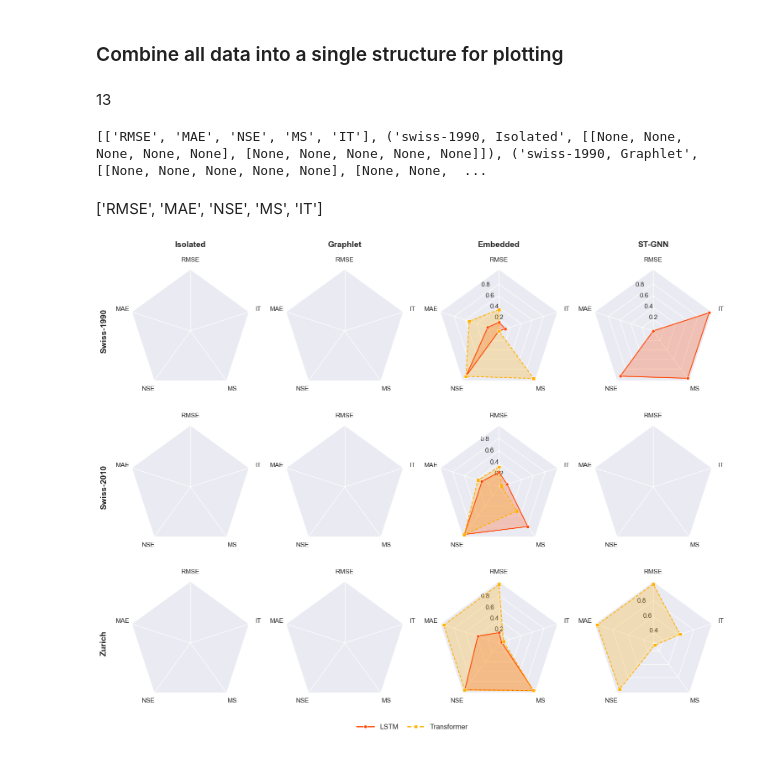
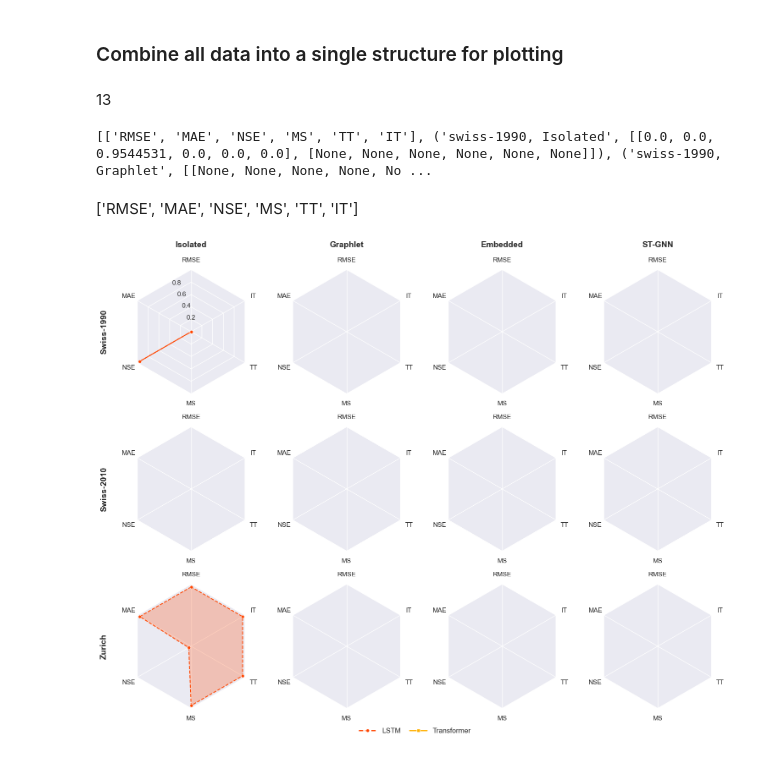
Before and after one commit to jajupmochi/swiss-river-network-benchmark, a Jupyter notebook: swissrivernetwork/benchmark/visualize_results/results_in_polar.ipynb, the cells around one changed output. Cells and saved outputs as stored; diff of their text form; code cells hidden in the pictures.

Commit message:
feat: support output total train time in evaluation.

```diff
--- a/swissrivernetwork/benchmark/visualize_results/results_in_polar.ipynb
+++ b/swissrivernetwork/benchmark/visualize_results/results_in_polar.ipynb
@@ -155,6 +158,12 @@ def infer_lstm(
         print(f"{SUCCESS_TAG} Results for window_len={window_len} already exist. Skipping...")
         return None, None
 
+    settings.update(
+        {
+            'positional_encoding': 'none',
+        }
+    )
+
     df_res, extra_resu = infer_single_run(graph_name, method, df_res, settings)
     file_path = save_results_to_csv(df_res, DUMP_DIR, graph_name, method, filename_key='err_90', verbose=True)
     # file_path_extra = save_results_to_json(
@@ -179,7 +188,6 @@ def infer_transformer(
             continue
 
         settings.update(
-
             {
                 'max_len': 500,
                 'positional_encoding': pe,  # 'learnable' or 'sinusoidal' or 'rope' or None
@@ -231,7 +239,7 @@ def infer_graph(graph_name: str, methods: list[str], window_len: int = 90):
         print(f'{SUCCESS_TAG} #### Finished processing for method="{m}" on graph="{graph_name}"!')
 # %%
 # Compute results and save to CSV:
-for graph_name in GRAPH_NAMES[2:3]:
+for graph_name in GRAPH_NAMES[0:3]:
     print(f'{INFO_TAG} ================= Starting processing for graph="{graph_name}" =================')
-    infer_graph(graph_name, METHODS[7:8], window_len=90)  # test [2:3]
+    infer_graph(graph_name, METHODS[4:6], window_len=90)  # test [2:3]
 # %% [output]
@@ -439,3 +467,9 @@ print(normalized_infer_time_data)
 [issue] No data found for graph='swiss-2010', method='graphlet'. Skipping...
 [issue] No data found for graph='swiss-2010', method='transformer_graphlet'. Skipping...
 ... (13 outputs left out)
+# %%
+# Train time total for the best model (hyperparameters)
+metric = 'extra__train_time_total_best_Mean'
+train_time_data = gather_err_data(GRAPH_NAMES, METHODS, metric, window_len=90)
+normalized_train_time_data = normalize_err_data(train_time_data, min_is_better=True)
+print(normalized_train_time_data)
@@ -482,12 +530,13 @@ data = append_data_to_visual(data, normalized_err_90_data, 'RMSE')
 data = append_data_to_visual(data, normalized_mae_data, 'MAE')
 data = append_data_to_visual(data, normalized_nse_data, 'NSE')
 data = append_data_to_visual(data, normalized_model_size_data, 'MS')
+data = append_data_to_visual(data, normalized_train_time_data, 'TT')
 data = append_data_to_visual(data, normalized_infer_time_data, 'IT')
 print(len(data))
 print(data)
 # %% [output]
 13
-[['RMSE', 'MAE', 'NSE', 'MS', 'IT'], ('swiss-1990, Isolated', [[None, None, None, None, None], [None, None, None, None, None]]), ('swiss-1990, Graphlet', [[None, None, None, None, None], [None, None,  ...
+[['RMSE', 'MAE', 'NSE', 'MS', 'TT', 'IT'], ('swiss-1990, Isolated', [[0.0, 0.0, 0.9544531, 0.0, 0.0, 0.0], [None, None, None, None, None, None]]), ('swiss-1990, Graphlet', [[None, None, None, None, No ...
 # %%
 import matplotlib.pyplot as plt
 import numpy as np
@@ -679,7 +728,7 @@ if __name__ == '__main__':
     colors = ['#FF4500', '#FFB000']
     # colors = ['#F77F00', '#D62828']
 
-    line_styles = ['-', '--']
+    line_styles = ['--', '-']
     scatter_markers = ['o', 's']
 
     # Plot the four cases from the example data on separate Axes
@@ -718,35 +767,35 @@ if __name__ == '__main__':
     plt.subplots_adjust(bottom=0.07)
     labels = ('LSTM', 'Transformer')
     legend_elements = [
         Line2D(
             [0], [0], color=color, lw=2, linestyle=line_style,
             marker=scatter_marker, markersize=6, markerfacecolor=color,
             markeredgecolor='w', label=label
         )
         for color, line_style, scatter_marker, label in zip(colors, line_styles, scatter_markers, labels)
     ]
     legend = fig.legend(
         handles=legend_elements,
         # labels,
         loc='lower center',
         bbox_to_anchor=(0.5, 0.02),
         ncol=len(legend_elements),
         fontsize='medium',
         frameon=False,
         handlelength=2.5,
         columnspacing=1.2,
     )
 
     # fig.text(
     #     0.5, 0.965, '5-Factor Solution Profiles Across Four Scenarios',
     #     horizontalalignment='center', color='black', weight='bold',
     #     size='large'
     # )
 
     plt.show()
 # %% [output]
-['RMSE', 'MAE', 'NSE', 'MS', 'IT']
+['RMSE', 'MAE', 'NSE', 'MS', 'TT', 'IT']
-[figure, old version]
+[figure, new version]
 # %%
 # Plotly example:
 import plotly.express as px
```
Also changed, not shown: parts of 8 cells of this notebook, 1 other file.
